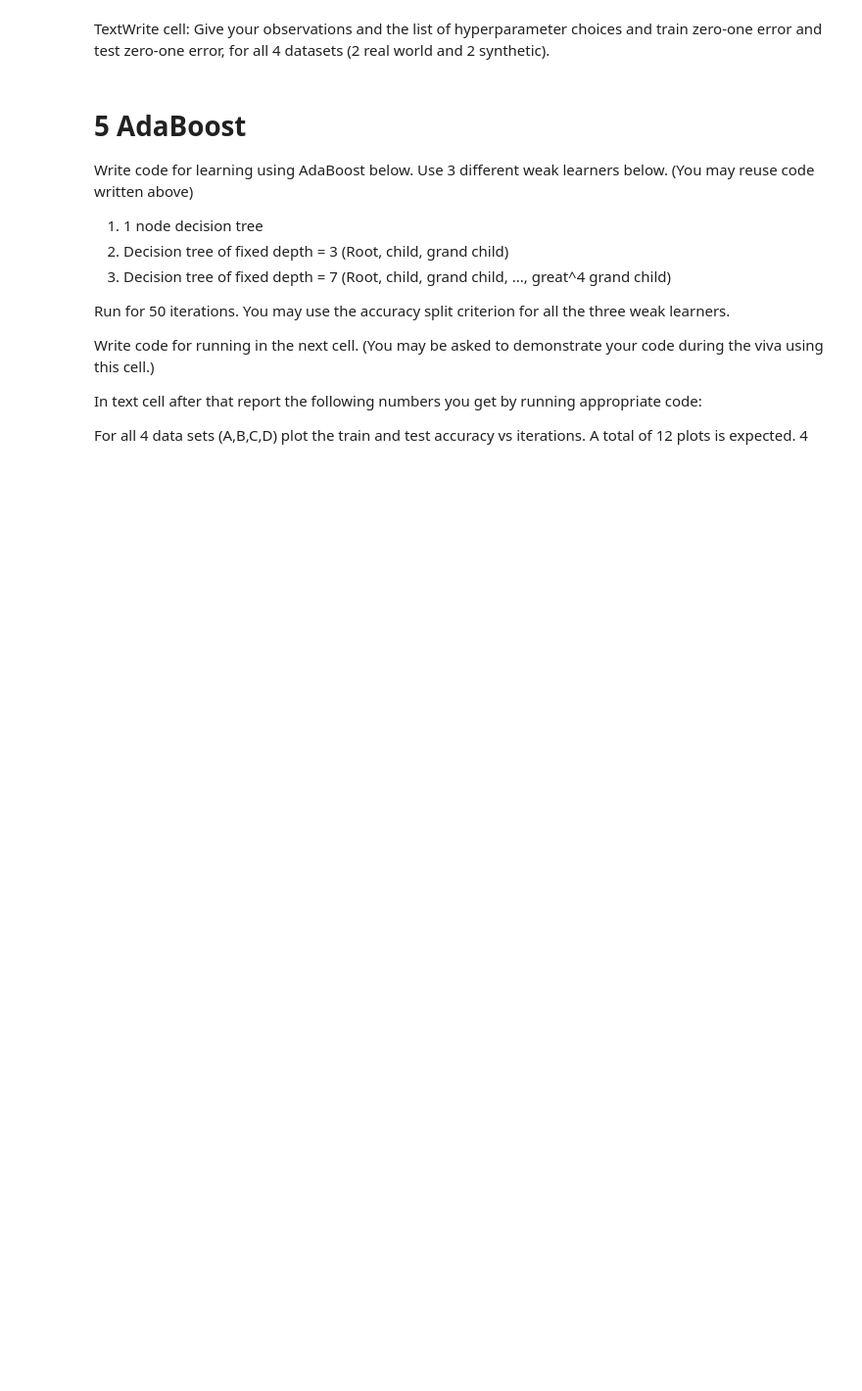
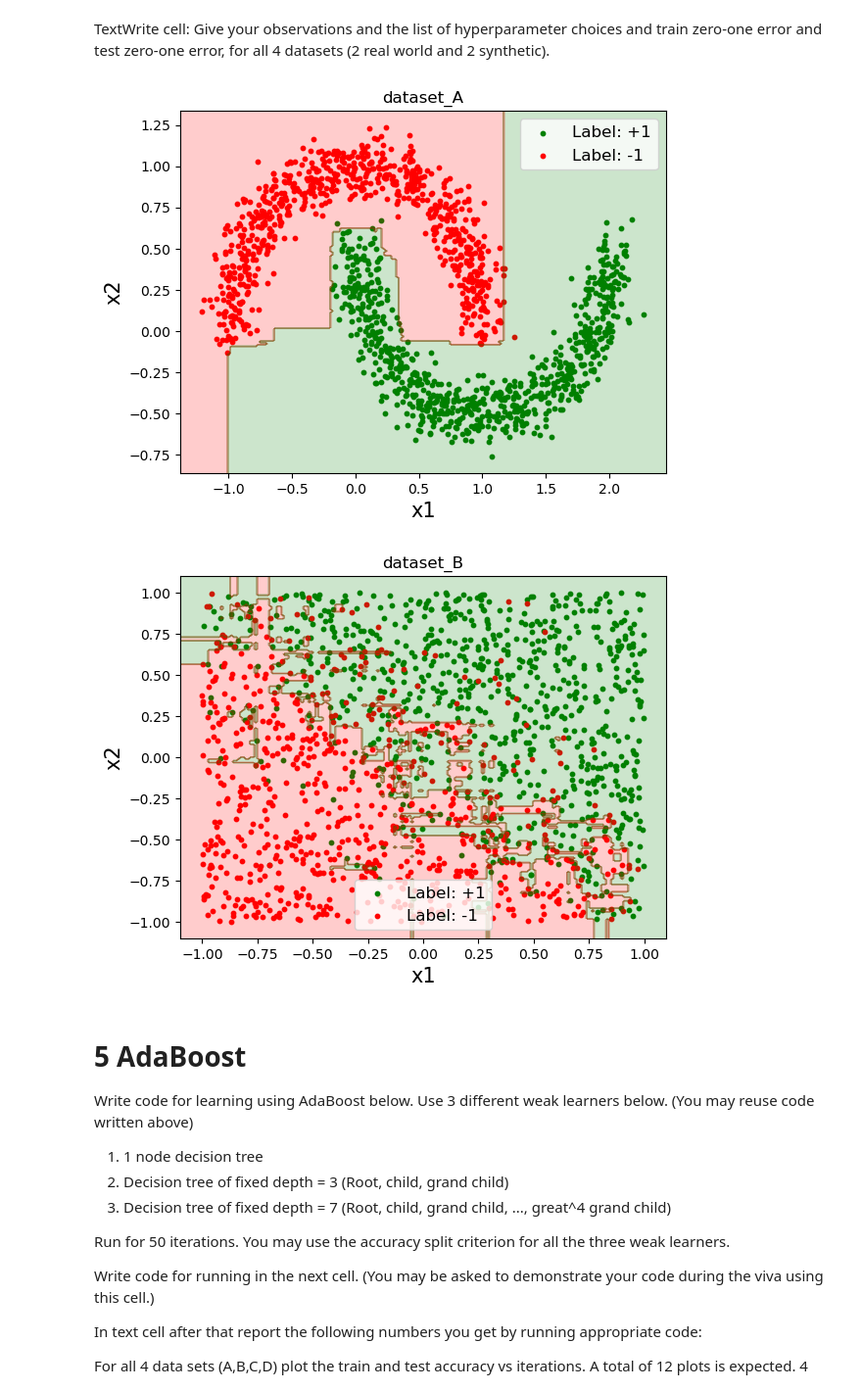
Before and after one commit to Bala-A87/CS5691-Assignments, a Jupyter notebook: A2/ProgAss2_CS20B012.ipynb, the cells around one changed output. Shown at 98% size. Drawn from its saved outputs; the diff is of its cells as text; code cells hidden in the pictures; blank space fills up the shorter version.

Commit message:
Added code for random forest

```diff
--- a/A2/ProgAss2_CS20B012.ipynb
+++ b/A2/ProgAss2_CS20B012.ipynb
@@ -775,3 +1021,38 @@ TextWrite cell: Give your observations and the list of hyperparameter choices an
+# %%
+## Codewrite cell: Generate plots of learned Random Forest classifier on dataset_A and datasset_B.
+# Plots should give both the learned classifier and the train data.
+# Plots required only for the accuracy criterion.
+# Similar to  Bishop Figure 4.5 (with just two classes here.)
+# Total number of plots = 2
+
+filenames = ['dataset_A', 'dataset_B']
+for j,filename in enumerate(filenames):
+    dataset = np.load("Datasets/" + filename + ".npz")
+    X_train = dataset['arr_0']
+    Y_train = dataset['arr_1']
+    X_test = dataset['arr_2']
+    Y_test = dataset['arr_3']
+    line = [0, 0]
+    rf_clf = best_clfs[j][1]
+    X_train_plus = X_train[Y_train==1]
+    X_train_minus = X_train[Y_train==-1]
+    line[0] = plt.scatter(X_train_plus[:,0], X_train_plus[:,1], c="green", s=10)
+    line[1] = plt.scatter(X_train_minus[:,0], X_train_minus[:,1], c="red", s=10)
+    x_min, x_max = plt.xlim()
+    y_min, y_max = plt.ylim()
+    X,Y = np.meshgrid(np.linspace(x_min,x_max,200), np.linspace(y_min,y_max,200))
+    X_bg = np.transpose(np.array([np.ndarray.flatten(X), np.ndarray.flatten(Y)]))
+    Z = eval_random_forest(rf_clf, X_bg)
+    Z = np.reshape(a=Z, newshape=X.shape, order='C')
+    plt.contourf(X, Y, Z, colors=["red", "green"], alpha=0.2)
+    plt.xlabel("x1", fontsize=15)
+    plt.ylabel("x2", fontsize=15)
+    plt.title(filename)
+    plt.legend(handles=line, labels=["Label: +1", "Label: -1"], fontsize=12)
+    plt.show()
+# %% [output]
+[figure, added]
+[figure, added]
 # %% [markdown]
 # 5 AdaBoost
 
```
Also changed, not shown: parts of 14 cells of this notebook, 1 other file.
